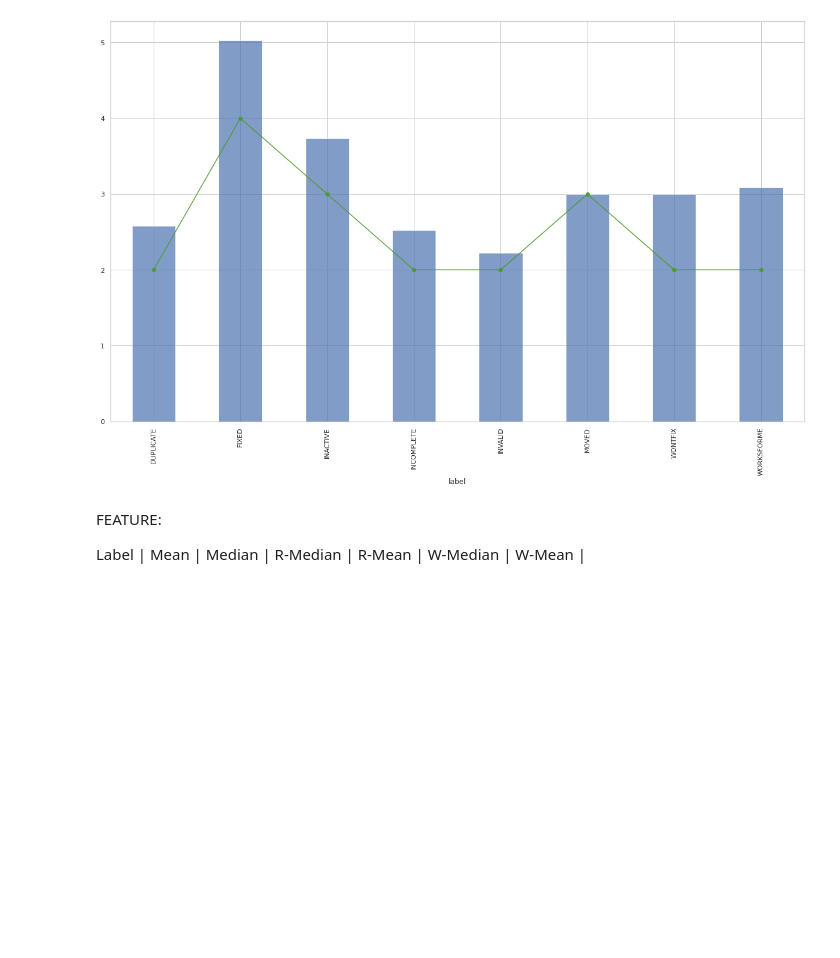
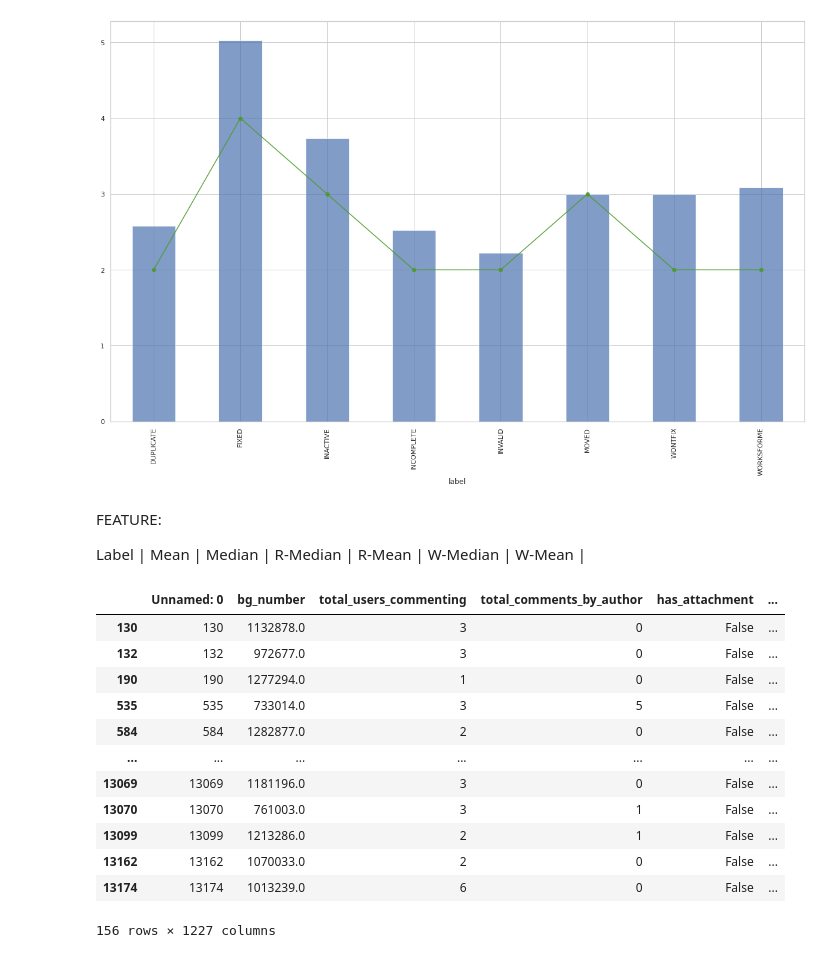
Before and after one commit to manoelf/master-research-bugreport, a Jupyter notebook: notebook/bug-report-investigatin-bugzilla.ipynb, the cells around one changed output. Cells and saved outputs as stored; diff of their text form; code cells hidden in the pictures; blank space fills up the shorter version.

```diff
--- a/notebook/bug-report-investigatin-bugzilla.ipynb
+++ b/notebook/bug-report-investigatin-bugzilla.ipynb
@@ -577,2 +596,18 @@ def make_analysis_feature(df, feature):
 
     return analysis
+# %%
+data_eda[(data_eda['label'] == 'INCOMPLETE')  &  (data_eda['predicted'] == 'WORKSFORME')]
+# %% [output]
+|  | Unnamed: 0 | bg_number | total_users_commenting | total_comments_by_author | has_attachment | ... |
+| 130 | 130 | 1132878.0 | 3 | 0 | False | ... |
+| 132 | 132 | 972677.0 | 3 | 0 | False | ... |
+| 190 | 190 | 1277294.0 | 1 | 0 | False | ... |
+| 535 | 535 | 733014.0 | 3 | 5 | False | ... |
+| 584 | 584 | 1282877.0 | 2 | 0 | False | ... |
+| ... | ... | ... | ... | ... | ... | ... |
+| 13069 | 13069 | 1181196.0 | 3 | 0 | False | ... |
+| 13070 | 13070 | 761003.0 | 3 | 1 | False | ... |
+| 13099 | 13099 | 1213286.0 | 2 | 1 | False | ... |
+| 13162 | 13162 | 1070033.0 | 2 | 0 | False | ... |
+| 13174 | 13174 | 1013239.0 | 6 | 0 | False | ... |
+156 rows × 1227 columns
```
Also changed, not shown: parts of 23 cells of this notebook.
